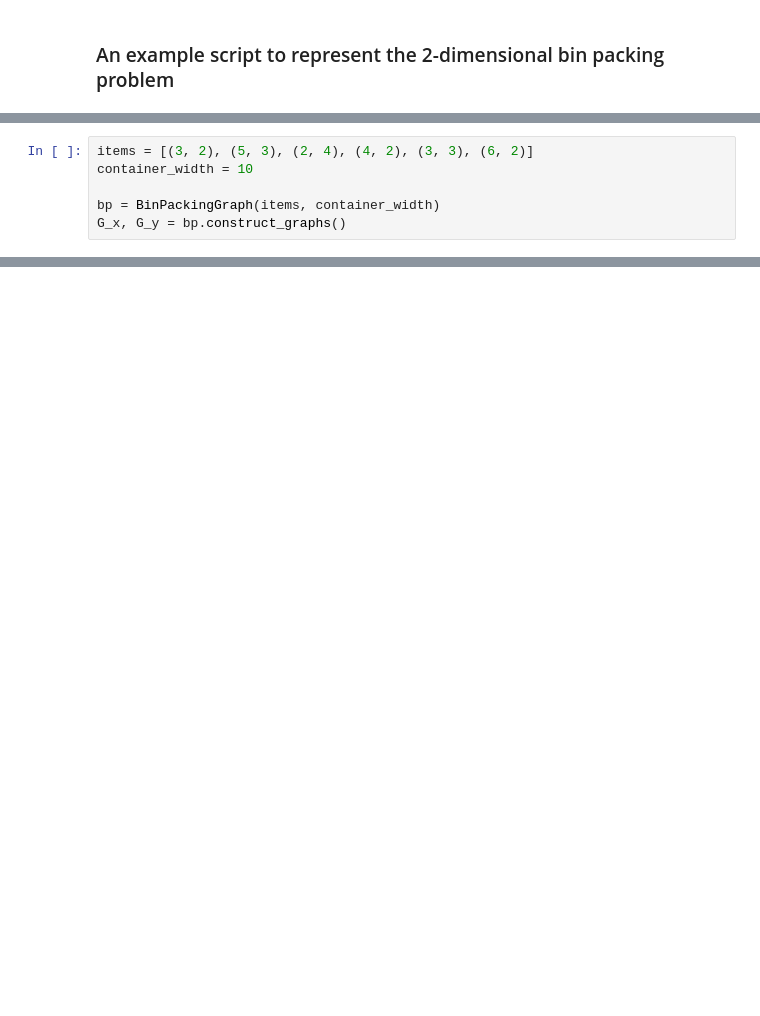
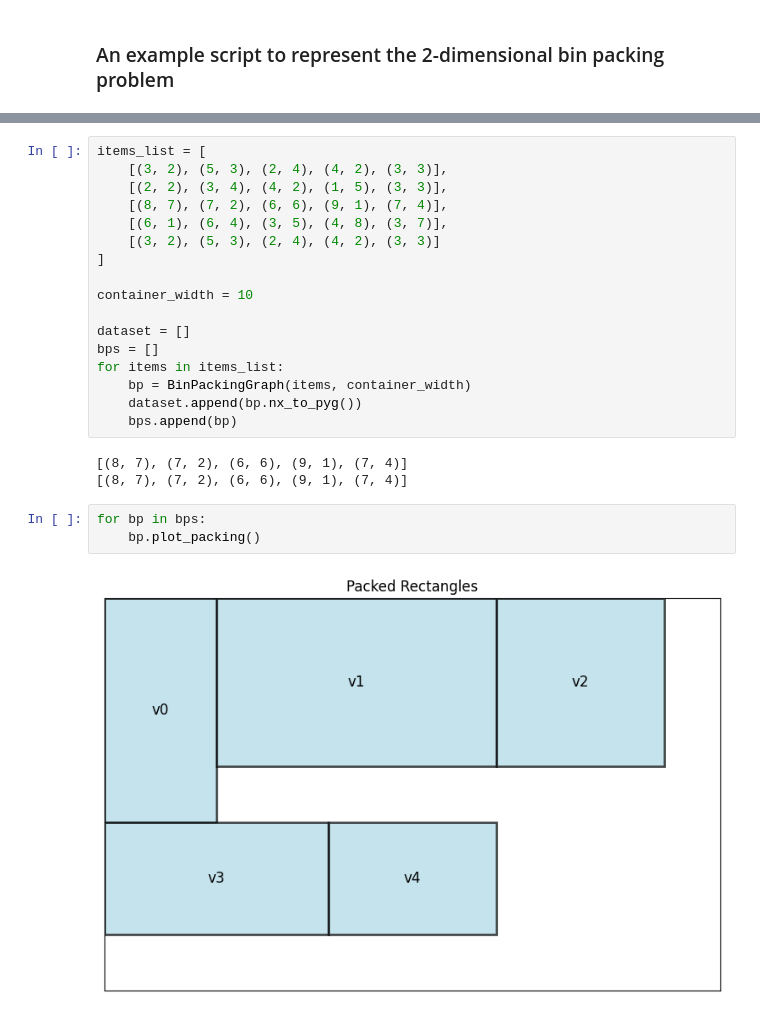
Before and after one commit to aslimaydin/DRL4BPP, a Jupyter notebook: main.ipynb, the cells around one changed output, grey strips where cells are left out. Saved outputs shown, nothing was run; the diff lists cells and outputs as text; blank space fills up the shorter version.

```diff
--- a/main.ipynb
+++ b/main.ipynb
@@ -195,6 +19,0 @@ class BinPackingGraph:
-# %%
-items = [(3, 2), (5, 3), (2, 4), (4, 2), (3, 3), (6, 2)]
-container_width = 10
-
-bp = BinPackingGraph(items, container_width)
-G_x, G_y = bp.construct_graphs()
@@ -290,0 +284,25 @@ tensor([[ 0.7384, -0.6513,  0.1183,  0.9314, -0.5140,  0.1068, -0.2902,  0.4435]
+# %%
+items_list = [
+    [(3, 2), (5, 3), (2, 4), (4, 2), (3, 3)],
+    [(2, 2), (3, 4), (4, 2), (1, 5), (3, 3)],
+    [(8, 7), (7, 2), (6, 6), (9, 1), (7, 4)],
+    [(6, 1), (6, 4), (3, 5), (4, 8), (3, 7)],
+    [(3, 2), (5, 3), (2, 4), (4, 2), (3, 3)]
+]
+
+container_width = 10
+
+dataset = []
+bps = []
+for items in items_list:
+    bp = BinPackingGraph(items, container_width)
+    dataset.append(bp.nx_to_pyg())
+    bps.append(bp)
+# %% [output]
+[(8, 7), (7, 2), (6, 6), (9, 1), (7, 4)]
+[(8, 7), (7, 2), (6, 6), (9, 1), (7, 4)]
+# %%
+for bp in bps:
+    bp.plot_packing()
+# %% [output]
+[figure, added]
```
Also changed, not shown: parts of 19 cells of this notebook, 2 other files.
